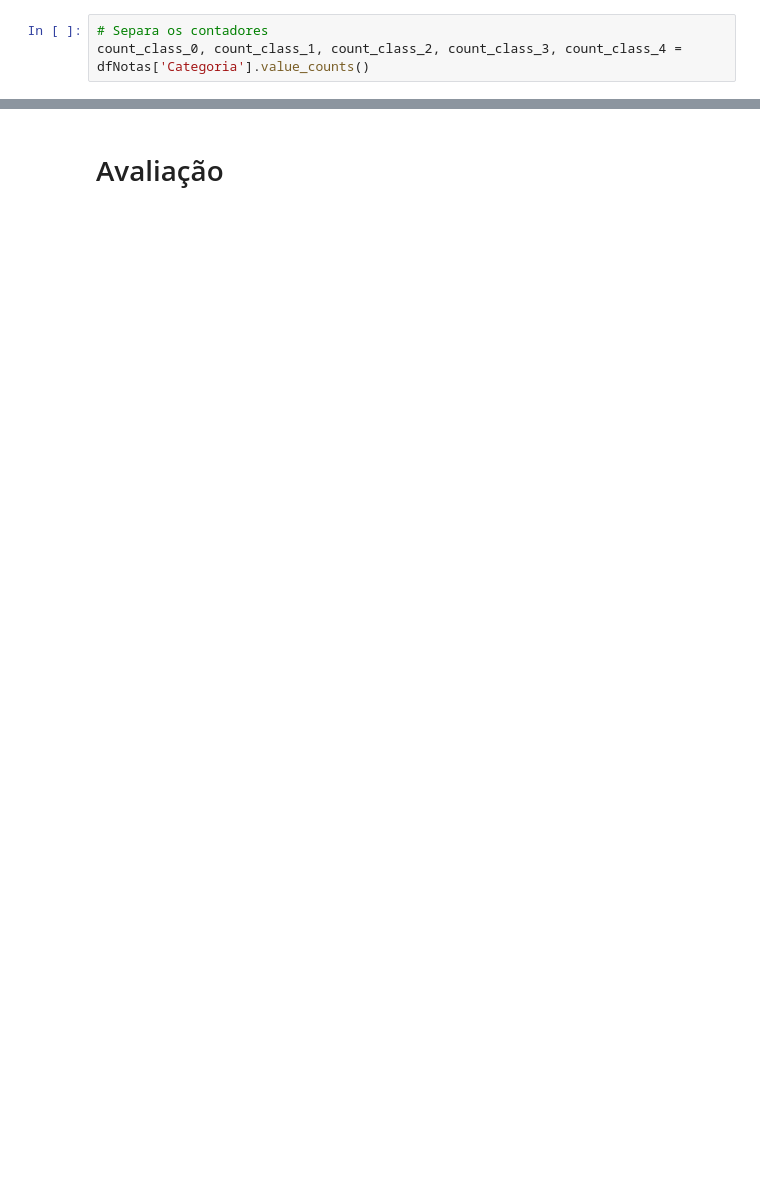
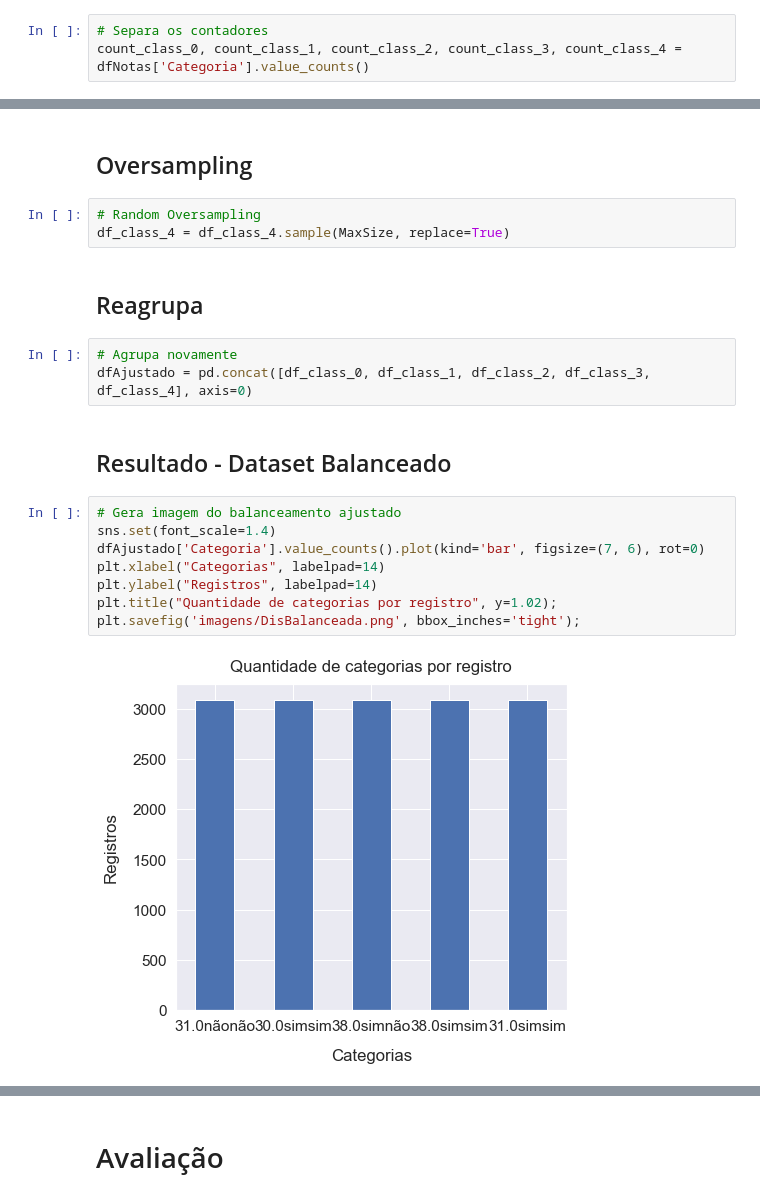
Before and after one commit to svponte/mdm, a Jupyter notebook: main.ipynb, the cells around one changed output, grey strips where cells are left out. Cells and saved outputs as stored; diff of their text form; blank space fills up the shorter version.

```diff
--- a/main.ipynb
+++ b/main.ipynb
@@ -251,0 +144,22 @@ classificador = nltk.NaiveBayesClassifier.train(X_train)
+# %% [markdown]
+## Oversampling
+# %%
+# Random Oversampling
+df_class_4 = df_class_4.sample(MaxSize, replace=True)
+# %% [markdown]
+## Reagrupa
+# %%
+# Agrupa novamente
+dfAjustado = pd.concat([df_class_0, df_class_1, df_class_2, df_class_3, df_class_4], axis=0)
+# %% [markdown]
+## Resultado - Dataset Balanceado
+# %%
+# Gera imagem do balanceamento ajustado
+sns.set(font_scale=1.4)
+dfAjustado['Categoria'].value_counts().plot(kind='bar', figsize=(7, 6), rot=0)
+plt.xlabel("Categorias", labelpad=14)
+plt.ylabel("Registros", labelpad=14)
+plt.title("Quantidade de categorias por registro", y=1.02);
+plt.savefig('imagens/DisBalanceada.png', bbox_inches='tight');
+# %% [output]
+[figure, added]
```
Also changed, not shown: parts of 81 cells of this notebook, 7 other files.
